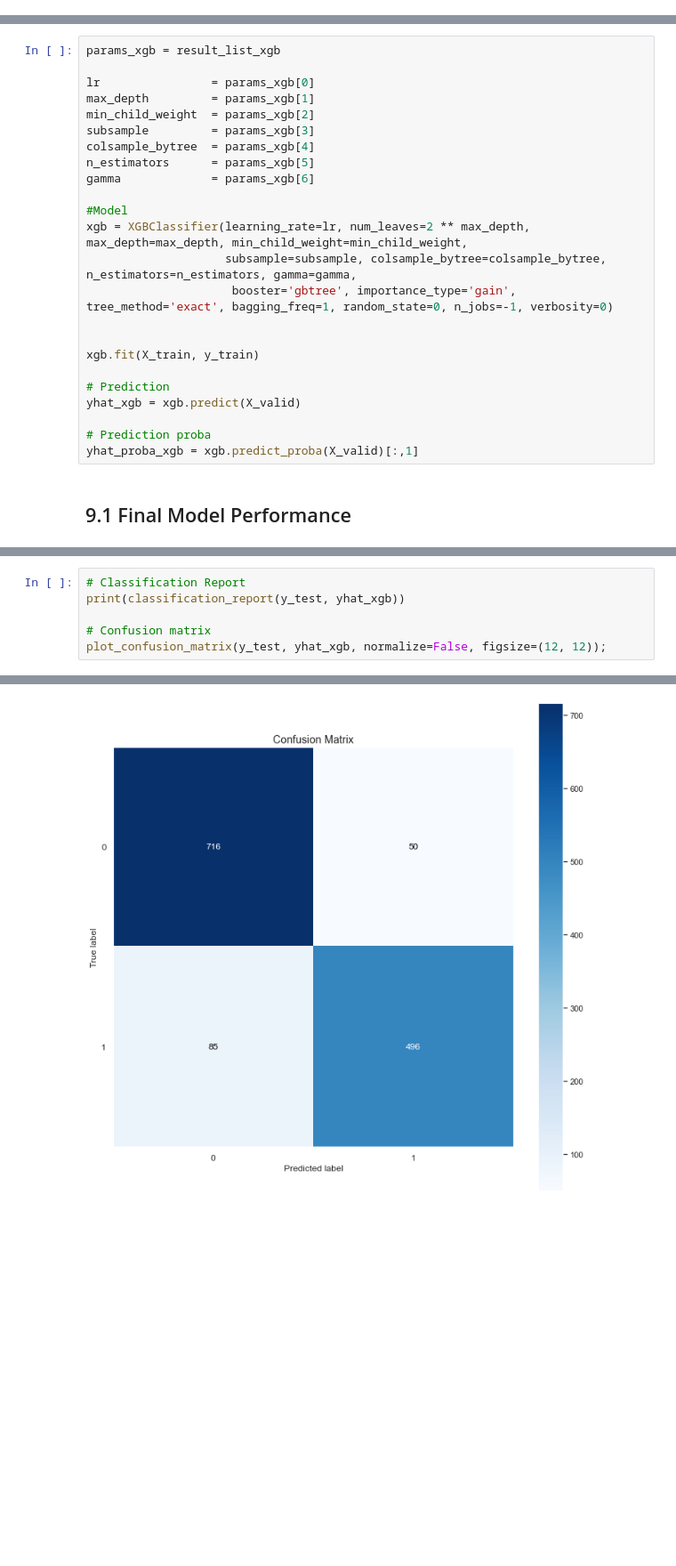
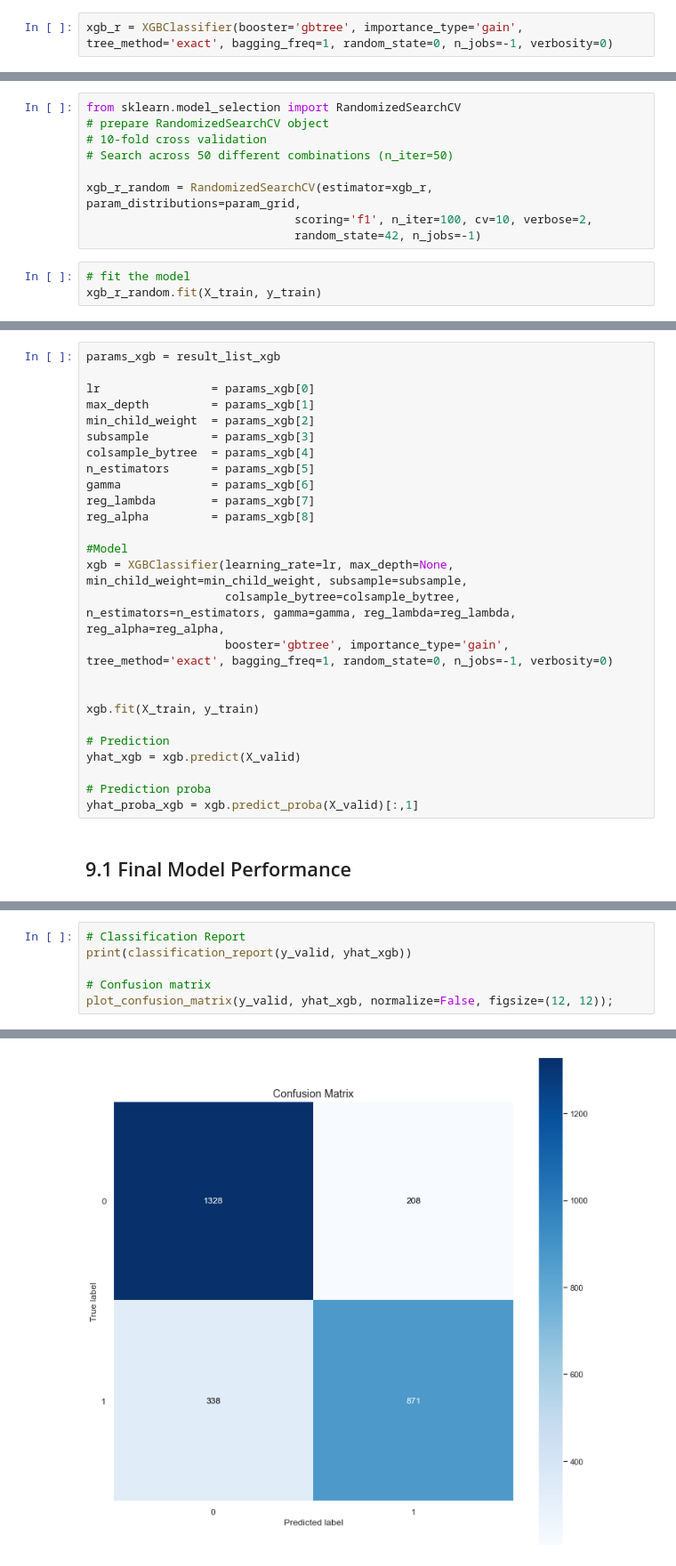
Before and after one commit to FabioCaffarello/Churn-Prediction-TopBank, a Jupyter notebook: 02-Notebooks/ent_to_end_churn_prediction.ipynb, the cells around one changed output, grey strips where cells are left out. Shown at 89% size. Saved outputs shown, nothing was run; the diff lists cells and outputs as text; blank space fills up the shorter version.

Commit message:
random search

```diff
--- a/02-Notebooks/ent_to_end_churn_prediction.ipynb
+++ b/02-Notebooks/ent_to_end_churn_prediction.ipynb
@@ -1465,3 +1465,5 @@ df_compare
 | 2 | LGBMClassifier | 0.8017 +/- 0.0073 | 0.7146 +/- 0.0068 | 0.7556 +/- 0.006 | 0.5875 +/- 0.01 | 0.7899 +/- 0.0049 | 0.8588 +/- 0.0066 | ... |
 # %% [markdown]
 # 8.0 Hyperparameter Fine Tuning >> XGBoost
+# %%
+xgb_r = XGBClassifier(booster='gbtree', importance_type='gain', tree_method='exact', bagging_freq=1, random_state=0, n_jobs=-1, verbosity=0)
@@ -1467,0 +1518,12 @@ df_compare
+# %%
+from sklearn.model_selection import RandomizedSearchCV
+# prepare RandomizedSearchCV object
+# 10-fold cross validation
+# Search across 50 different combinations (n_iter=50)
+
+xgb_r_random = RandomizedSearchCV(estimator=xgb_r, param_distributions=param_grid,
+                              scoring='f1', n_iter=100, cv=10, verbose=2,
+                              random_state=42, n_jobs=-1)
+# %%
+# fit the model
+xgb_r_random.fit(X_train, y_train)
@@ -1565,11 +1678,13 @@ subsample         = params_xgb[3]
 colsample_bytree  = params_xgb[4]
 n_estimators      = params_xgb[5]
 gamma             = params_xgb[6]
+reg_lambda        = params_xgb[7]
+reg_alpha         = params_xgb[8]
 
 #Model
-xgb = XGBClassifier(learning_rate=lr, num_leaves=2 ** max_depth, max_depth=max_depth, min_child_weight=min_child_weight,
-                    subsample=subsample, colsample_bytree=colsample_bytree, n_estimators=n_estimators, gamma=gamma,
-                     booster='gbtree', importance_type='gain', tree_method='exact', bagging_freq=1, random_state=0, n_jobs=-1, verbosity=0)
+xgb = XGBClassifier(learning_rate=lr, max_depth=None, min_child_weight=min_child_weight, subsample=subsample,
+                    colsample_bytree=colsample_bytree, n_estimators=n_estimators, gamma=gamma, reg_lambda=reg_lambda, reg_alpha=reg_alpha,
+                    booster='gbtree', importance_type='gain', tree_method='exact', bagging_freq=1, random_state=0, n_jobs=-1, verbosity=0)
 
 
 xgb.fit(X_train, y_train)
@@ -1593,9 +1709,9 @@ NameError: name 'y_test' is not defined
 # %%
 # Classification Report
-print(classification_report(y_test, yhat_xgb))
+print(classification_report(y_valid, yhat_xgb))
 
 # Confusion matrix
-plot_confusion_matrix(y_test, yhat_xgb, normalize=False, figsize=(12, 12));
+plot_confusion_matrix(y_valid, yhat_xgb, normalize=False, figsize=(12, 12));
 # %% [output]
               precision    recall  f1-score   support
 
@@ -1608 +1724 @@ weighted avg       0.90      0.90      0.90      1347
-[figure, old version]
+[figure, new version]
```
Also changed, not shown: parts of 18 cells of this notebook.
